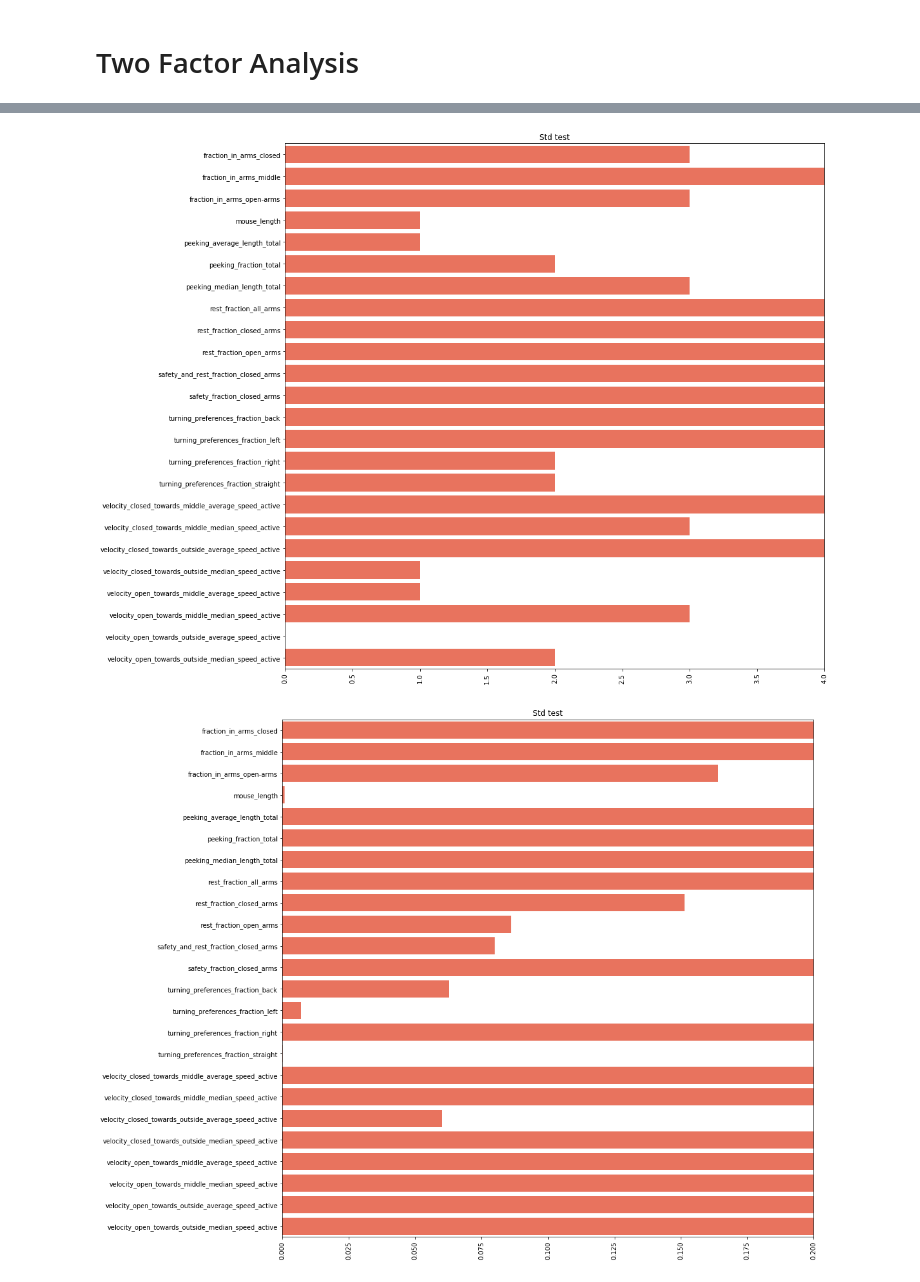
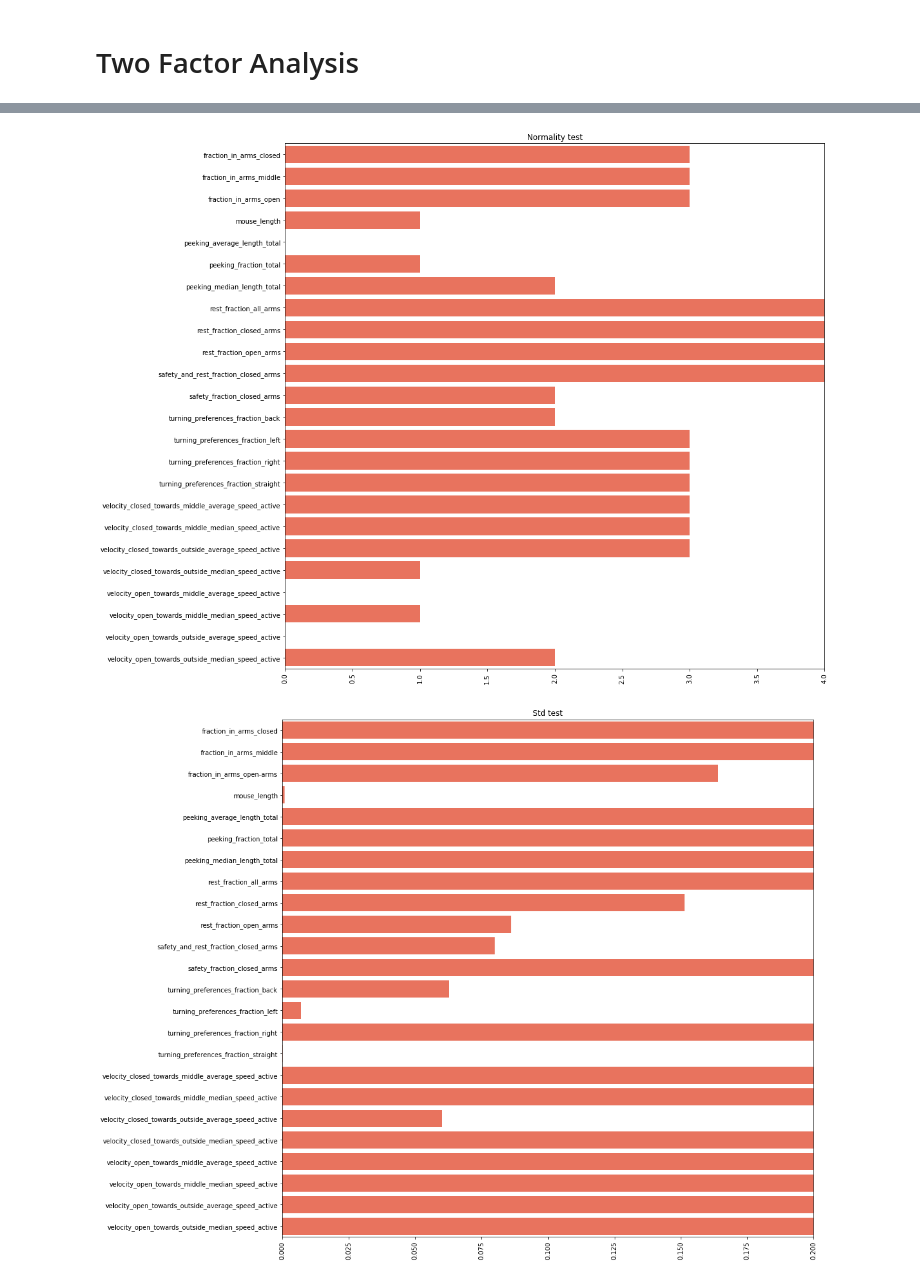
Before and after one commit to zachbogart/mice_behavior_capstone, a Jupyter notebook: process_data/results/Stat_significance.ipynb, the cells around one changed output, grey strips where cells are left out. Drawn from its saved outputs; the diff is of its cells as text; code cells hidden in the pictures.

```diff
--- a/process_data/results/Stat_significance.ipynb
+++ b/process_data/results/Stat_significance.ipynb
@@ -70,6 +70,6 @@ final_features= ['fraction_in_arms_closed', 'fraction_in_arms_middle', 'fraction
  'velocity_open_towards_outside_median_speed_active']
 # %%
 df_bwpo = df_features.loc[(df_features['mouse_details_strain'].isin(['BW', 'PO'])) &
-                          (df_features['mouse_details_sex'].isin(['M', 'F'])), :].dropna()
+                          (df_features['mouse_details_sex'].isin(['M', 'F'])), :]
 # %%
 df_bwpo.rename(columns = {'fraction_in_arms_open-arms':'fraction_in_arms_open'}, inplace = True)
@@ -176,11 +280,11 @@ for feature in final_features:
     plt.subplots(1, 2, figsize=(15, 5))
 
     plt.subplot(1, 2, 1)
-    probplot(df_bwpo.loc[(df_bwpo['mouse_details_strain']=='BW'), feature], dist="norm", plot=pylab)
+    probplot(df_bwpo.loc[(df_bwpo['mouse_details_strain']=='BW')&(df_bwpo[feature]!=0), feature].dropna(), dist="norm", plot=pylab)
     plt.title("Q-Q plot BW "+ feature)
 
     plt.subplot(1, 2, 2)
-    probplot(df_bwpo.loc[(df_bwpo['mouse_details_strain']=='PO'), feature], dist="norm", plot=pylab)
+    probplot(df_bwpo.loc[(df_bwpo['mouse_details_strain']=='PO')&(df_bwpo[feature]!=0), feature].dropna(), dist="norm", plot=pylab)
     plt.title("Q-Q plot PO")
 
     plt.show()
@@ -427,15 +578,20 @@ def anova_conditions(df, features, alpha_normal=0.05, alpha_significance=0.05):
 
     #Initiate empty lists for results
     normal_count = [] #Number of normal dist.
-    normality_panova = [] #Tuple of normality test results
+#     normality_panova = [] #Tuple of normality test results
     std=[] #Levene's test
+    std_log=[]
 
     for feature in features:
 
-        sample1= df.loc[(df['mouse_details_strain']== 'BW') & (df['mouse_details_sex'] == 'M'), feature]
-        sample2= df.loc[(df['mouse_details_strain']== 'BW') & (df['mouse_details_sex'] == 'F'), feature]
-        sample3= df.loc[(df['mouse_details_strain']== 'PO') & (df['mouse_details_sex'] == 'M'), feature]
-        sample4= df.loc[(df['mouse_details_strain']== 'PO') & (df['mouse_details_sex'] == 'F'), feature]
+        sample1= df.loc[(df['mouse_details_strain']== 'BW') & (df['mouse_details_sex'] == 'M')
+                        & (df[feature]!=0), feature].dropna()
+        sample2= df.loc[(df['mouse_details_strain']== 'BW') & (df['mouse_details_sex'] == 'F')
+                        &(df[feature]!=0), feature].dropna()
+        sample3= df.loc[(df['mouse_details_strain']== 'PO') & (df['mouse_details_sex'] == 'M')
+                        &(df[feature]!=0), feature].dropna()
+        sample4= df.loc[(df['mouse_details_strain']== 'PO') & (df['mouse_details_sex'] == 'F')
+                        &(df[feature]!=0), feature].dropna()
 
         #Do a Normality test and store p value
         norm1 = shapiro(sample1)[1]
@@ -449,9 +605,11 @@ def anova_conditions(df, features, alpha_normal=0.05, alpha_significance=0.05):
         norm_sq = np.sum(np.array([np.square(shapiro(sample1))[1], np.square(shapiro(sample2))[1],
                                   np.square(shapiro(sample3))[1], np.square(shapiro(sample4)[1])])>0.05)
 
-        normality_panova.append((norm_original, norm_log, norm_sq))
+        normal_count.append((norm_original, norm_log, norm_sq))
         std.append(levene(sample1, sample2, sample3, sample4)[1])
 
-    return normal_anova, normality_panova, std#, significance, stats_test_p
+        std_log.append(levene(np.log(sample1), np.log(sample2), np.log(sample3), np.log(sample4))[1])
+
+    return normal_count, std, std_log#, significance, stats_test_p
 # %%
-normal_anova, normality_panova, std= anova_conditions(df_bwpo, features=final_features)
+normal_count, std, std_log = anova_conditions(df_bwpo, features=final_features)
@@ -458,12 +656,12 @@ normal_anova, normality_panova, std= anova_conditions(df_bwpo, features=final_fe
 # %%
 plt.figure(figsize=(15, 15))
-plt.title("Std test")
-sns.barplot(x=[norm[0] for norm in normality_panova], y=final_features, color='tomato')
+plt.title("Normality test")
+sns.barplot(x=[norm[0] for norm in normal_count], y=final_features, color='tomato')
 plt.xticks(rotation= 90)
 plt.xlim(0, 4)
 plt.show()
 # %% [output]
-[figure, old version]
+[figure, new version]
 # %%
 plt.figure(figsize=(15, 15))
 plt.title("Std test")
```
Also changed, not shown: parts of 38 cells of this notebook.
